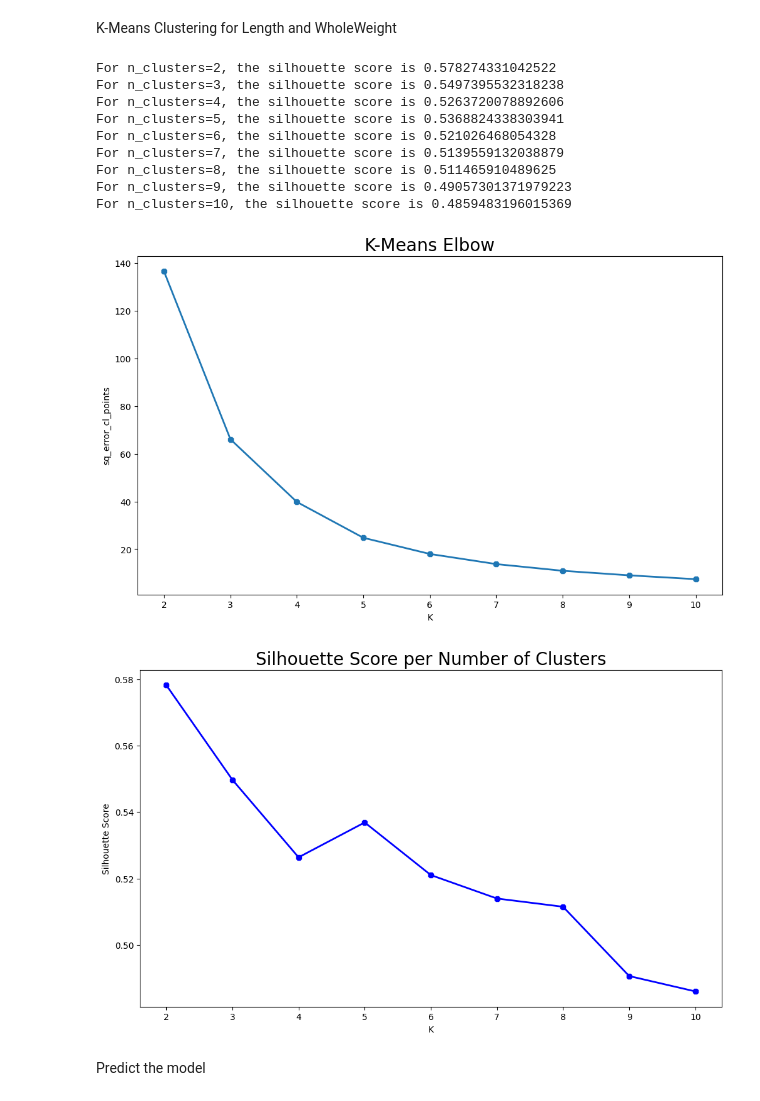
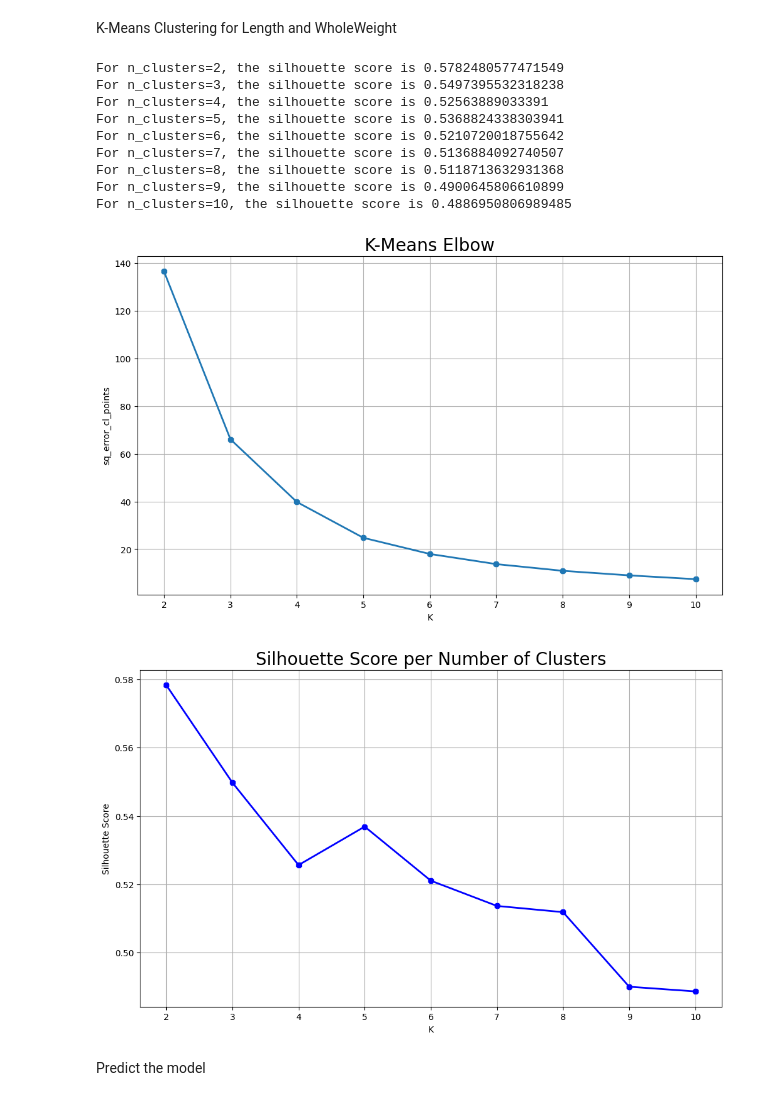
Before and after one commit to cotpetru24/data_mining, a Jupyter notebook: stu124543_data_mining.ipynb, the cells around one changed output. Saved outputs shown, nothing was run; the diff lists cells and outputs as text; code cells hidden in the pictures.

```diff
--- a/stu124543_data_mining.ipynb
+++ b/stu124543_data_mining.ipynb
@@ -225,9 +226,7 @@ for col in clean_df.columns:
     print(f"{col} IQR is {IQR}\n")
     lower_bound = Q1 - 1.5 * IQR
     upper_bound = Q3 + 1.5 * IQR
-    #clean_df = clean_df[(clean_df[col] > lower_bound) & (clean_df[col] < upper_bound)]
-
-    clean_df = clean_df[((clean_df[col] > lower_bound) & (clean_df[col] > 0)) & (clean_df[col] < upper_bound)]
+    clean_df = clean_df[(clean_df[col] > lower_bound) & (clean_df[col] < upper_bound)]
 # %% [output]
 Sex percentiles are=> 0.25: 1.0, 0.50: 2.0, 0.75: 3.0
 Sex IQR is 2.0
@@ -483,28 +482,30 @@ plt.plot(range(2, 11), sq_error_cl_point, linewidth=2, marker='8')
 plt.title('K-Means Elbow', fontsize=20)
 plt.xlabel('K')
 plt.ylabel('sq_error_cl_points')
+plt.grid(True)
 plt.show()
 # %% [output]
-For n_clusters=2, the silhouette score is 0.578274331042522
+For n_clusters=2, the silhouette score is 0.5782480577471549
 For n_clusters=3, the silhouette score is 0.5497395532318238
-For n_clusters=4, the silhouette score is 0.5263720078892606
+For n_clusters=4, the silhouette score is 0.52563889033391
 For n_clusters=5, the silhouette score is 0.5368824338303941
-For n_clusters=6, the silhouette score is 0.521026468054328
-For n_clusters=7, the silhouette score is 0.5139559132038879
-For n_clusters=8, the silhouette score is 0.511465910489625
-For n_clusters=9, the silhouette score is 0.49057301371979223
-For n_clusters=10, the silhouette score is 0.4859483196015369
+For n_clusters=6, the silhouette score is 0.5210720018755642
+For n_clusters=7, the silhouette score is 0.5136884092740507
+For n_clusters=8, the silhouette score is 0.5118713632931368
+For n_clusters=9, the silhouette score is 0.4900645806610899
+For n_clusters=10, the silhouette score is 0.4886950806989485
-[figure, old version]
+[figure, new version]
 # %%
 # Plotting silhouette scores
 plt.figure(figsize=(12, 7))
 plt.plot(range(2, 11), silhouette_scores, linewidth=2, marker='8', color='blue')
 plt.title('Silhouette Score per Number of Clusters', fontsize=20)
 plt.xlabel('K')
 plt.ylabel('Silhouette Score')
+plt.grid(True)
 plt.show()
 # %% [output]
-[figure, old version]
+[figure, new version]
 # %% [markdown]
 Predict the model
 # %%
```
Also changed, not shown: parts of 11 cells of this notebook.
